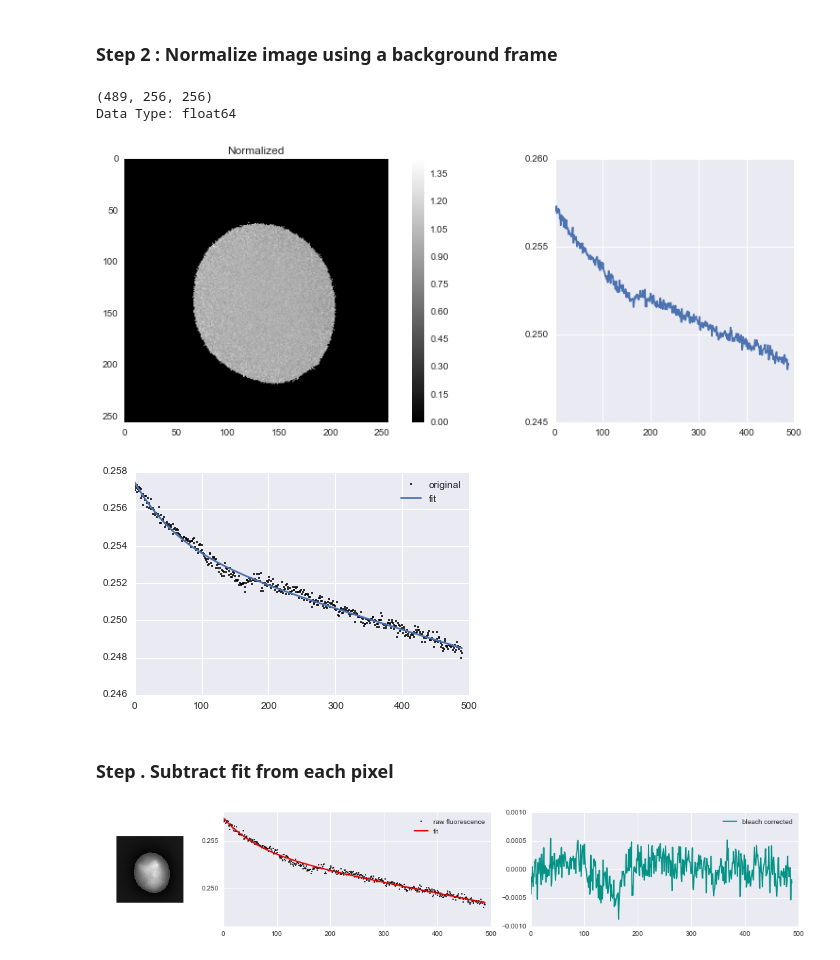
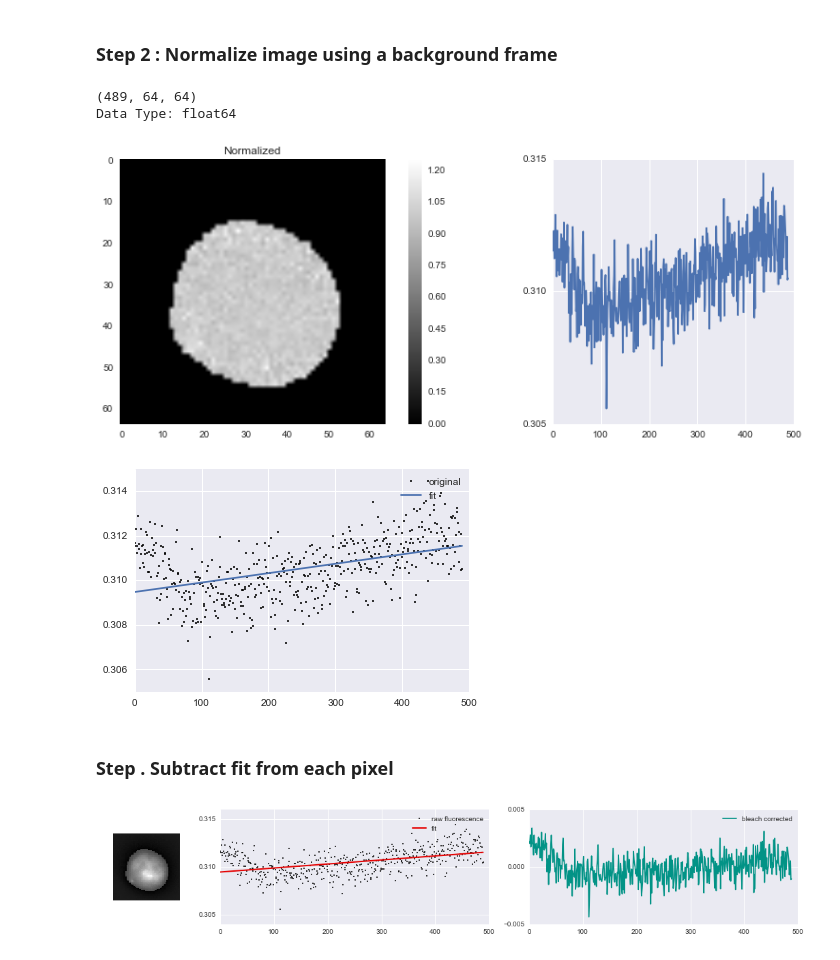
Before and after one commit to seethakris/Bleach-Correction, a Jupyter notebook: bleach_correction_algorithm.ipynb, the cells around one changed output. Drawn from its saved outputs; the diff is of its cells as text; code cells hidden in the pictures.

Commit message:
Make shape as a variable

```diff
--- a/bleach_correction_algorithm.ipynb
+++ b/bleach_correction_algorithm.ipynb
@@ -7,14 +7,14 @@
 Press alt+f to run the entire file**
 # %%
 #Name of tif file
-Filename = '/Users/seetha/Desktop/Bleach_Correction/Data/8bit/7dpf2leftOBodor2.tif'
+Filename = '/Users/seetha/Desktop/Bleach_Correction/Data/8bit/7dpf2leftOBodor.tif'
 
 # Stimulus on and off time
 stimulus_on_time = [0]
 stimulus_off_time = [0]
 
 #Background ROI
-bg_roi_wh = [50, 50]
+bg_roi_wh = [5, 5]
 start_point = [0, 0]
 # %% [markdown]
 ### Import libraries
@@ -67,8 +67,8 @@ bg_image_trace = np.reshape(bg_image_trace, (shape_bg_image[0],shape_bg_image[1]
 
 # Subtract background and replot
 bg_image = np.mean(bg_image_trace,1)
-bg_image = np.repeat(bg_image[:,np.newaxis], 256, 1)
-bg_image = np.repeat(bg_image[:,:,np.newaxis], 256, 2)
+bg_image = np.repeat(bg_image[:,np.newaxis], np.size(images,1) , 1)
+bg_image = np.repeat(bg_image[:,:,np.newaxis], np.size(images,2), 2)
 
 shape_bg_image = np.shape(bg_image)
 bg_subtracted_image = images - bg_image
@@ -190,9 +190,9 @@ with sns.axes_style('darkgrid'):
     ax5.plot(np.mean(normalized_image_pixels,1))
     ax5.locator_params(axis='y', nbins=4)
 # %% [output]
-(489, 256, 256)
+(489, 64, 64)
 Data Type: float64
-[figure, old version]
+[figure, new version]
 # %%
 #Define exponential function
 def func(x, a, b, c, d):
@@ -211,7 +211,7 @@ with sns.axes_style('darkgrid'):
     plt.plot(x, yy, label='fit')
     plt.legend()
 # %% [output]
-[figure, old version]
+[figure, new version]
 # %% [markdown]
 ### Step . Subtract fit from each pixel
 # %%
@@ -222,26 +222,27 @@ for ii in xrange(0, np.size(normalized_image,0)):
 # %%
 raw_correct_image = np.multiply(correct_image, (np.repeat(background_frame[np.newaxis, :,:], np.size(normalized_image,0), 0)))
 
 with sns.axes_style('darkgrid'):
     fig1 = plt.figure(figsize=(18,3))
     gs = plt.GridSpec(1, 3, width_ratios=[0.5,2,2])
 
     #Plot image
     ax1 = fig1.add_subplot(gs[0,0])
     image(np.mean(raw_correct_image,0))
 
     ax2 = fig1.add_subplot(gs[0,1])
     plt.plot(x, y, 'ko', markersize=2, label='raw fluorescence')
     plt.plot(x, yy, color='#e50000', linewidth=2, label='fit')
     plt.legend()
     ax2.locator_params(axis='y', nbins=6)
 
     ax3 = fig1.add_subplot(gs[0,2])
-    plt.plot(np.mean(np.reshape(correct_image, (np.size(normalized_image,0), 256*256)),1), color='#029386',
-             label='bleach corrected')
+    plt.plot(np.mean(np.reshape(correct_image,  (shape_normalized_image[0],
+                                                 shape_normalized_image[1]*shape_normalized_image[2])),1),
+                     color='#029386', label='bleach corrected')
     plt.legend()
     ax3.locator_params(axis='y', nbins=4)
 
     fig1.savefig('Bleach corrected.pdf')
 # %% [output]
-[figure, old version]
+[figure, new version]
```
Also changed, not shown: parts of 3 cells of this notebook.
